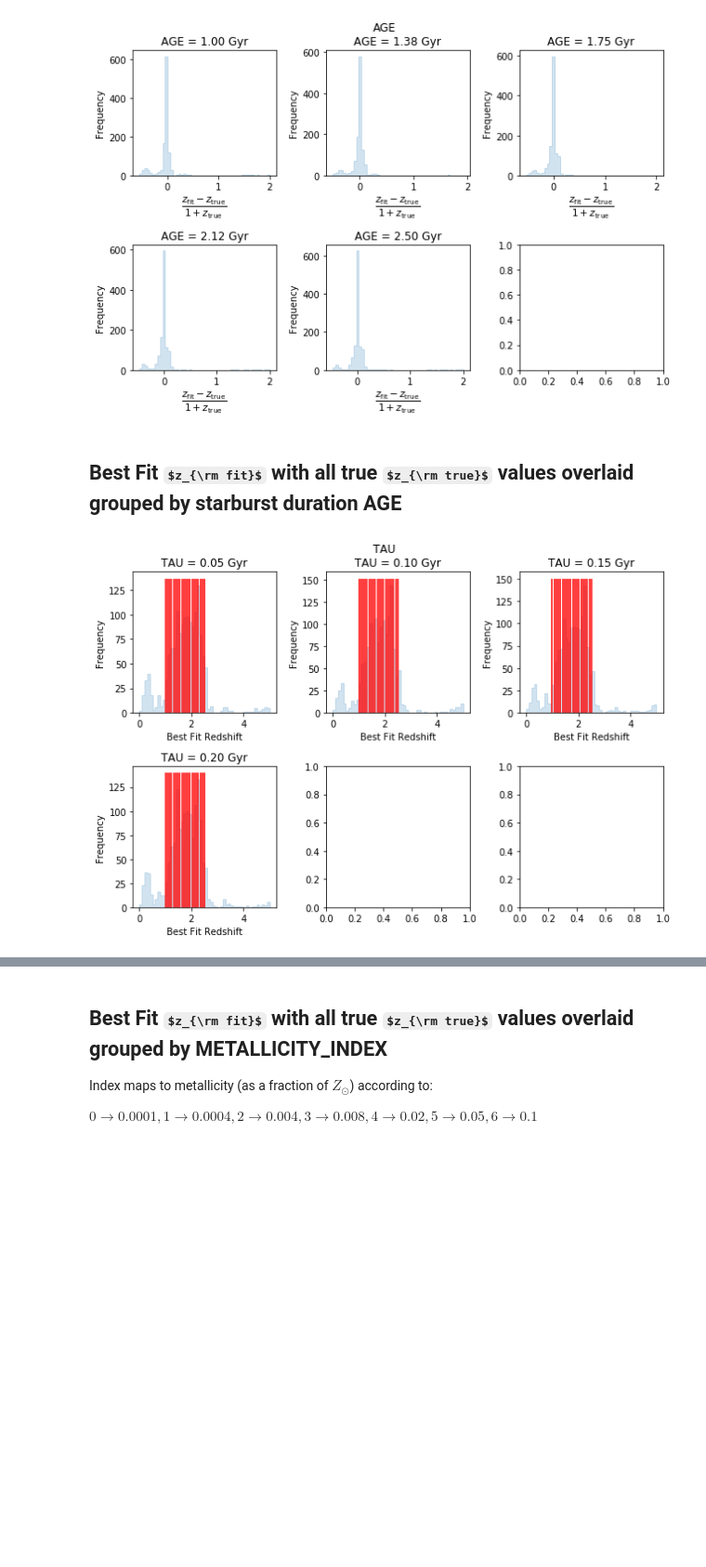
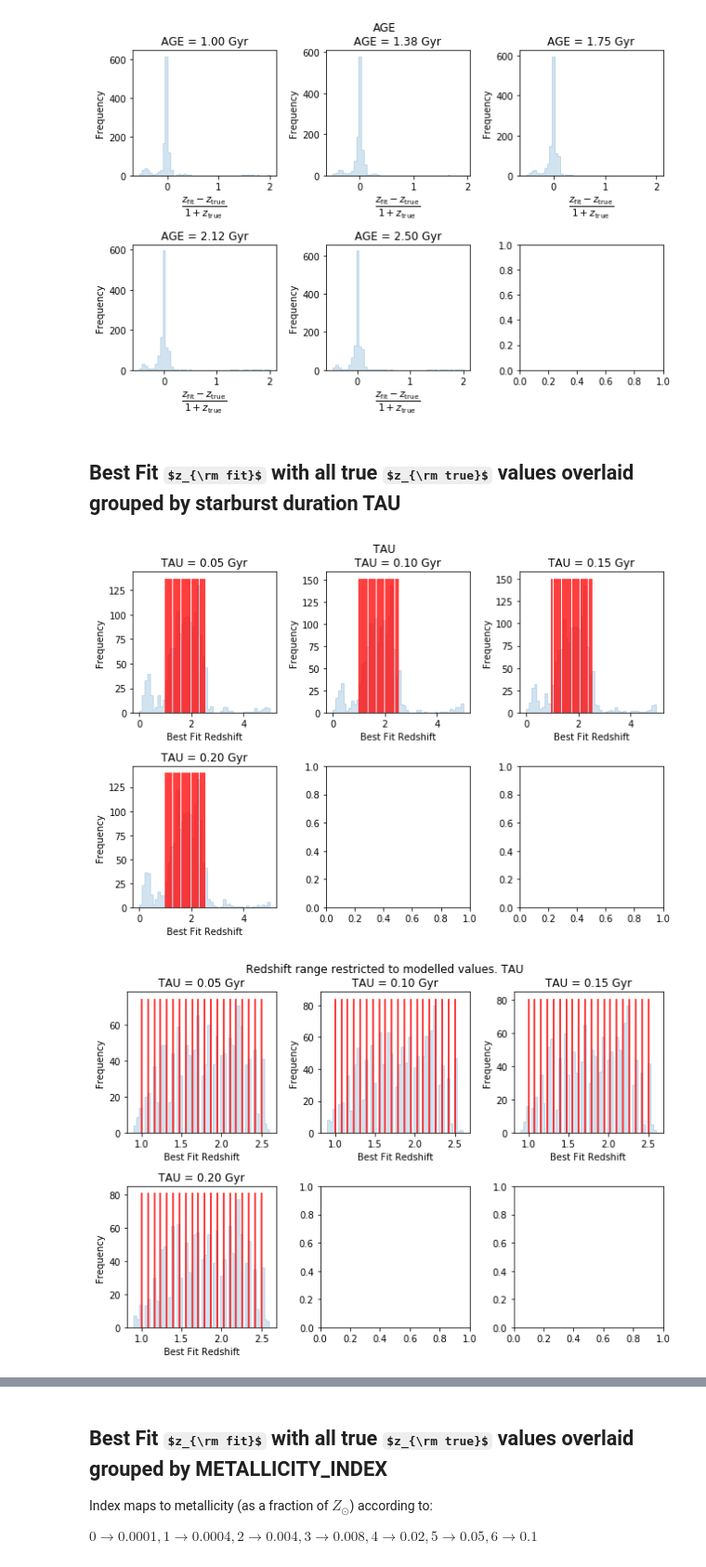
Before and after one commit to AstroZooMin/WISPSBayesianLineID, a Jupyter notebook: BayesianFramework/ReshiftFitConfoundingFactors.ipynb, the cells around one changed output, grey strips where cells are left out. Shown at 93% size. Cells and saved outputs as stored; diff of their text form; code cells hidden in the pictures; some formulas as TeX source; blank space fills up the shorter version.

```diff
--- a/BayesianFramework/ReshiftFitConfoundingFactors.ipynb
+++ b/BayesianFramework/ReshiftFitConfoundingFactors.ipynb
@@ -132,9 +137,11 @@ genGroupedRedshiftFitDeltaSubplots(permutationSubsetDataFrame, "AGE", np.unique(
 # %% [output]
 [figure]
 # %% [markdown]
-## Best Fit $z_{\rm fit}$ with all true $z_{\rm true}$ values overlaid grouped by starburst duration AGE
+## Best Fit $z_{\rm fit}$ with all true $z_{\rm true}$ values overlaid grouped by starburst duration TAU
 # %%
 genGroupedRedshiftFitSubplots(permutationSubsetDataFrame, "TAU", np.unique(permutationDataFrame.REDSHIFT.values), 'Gyr')
+genGroupedRedshiftFitSubplots(permutationSubsetDataFrame, "TAU", np.unique(permutationDataFrame.REDSHIFT.values), 'Gyr', restrictToModelledRedshifts = True)
 # %% [output]
 [figure]
+[figure, added]
 # %% [markdown]
```
Also changed, not shown: parts of 26 cells of this notebook.
